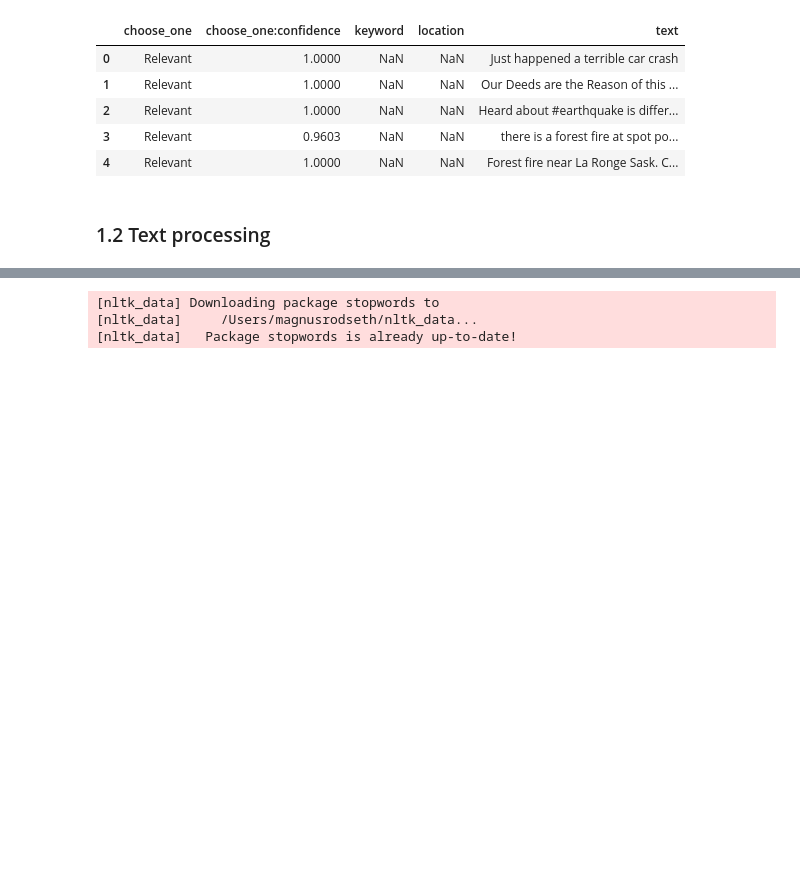
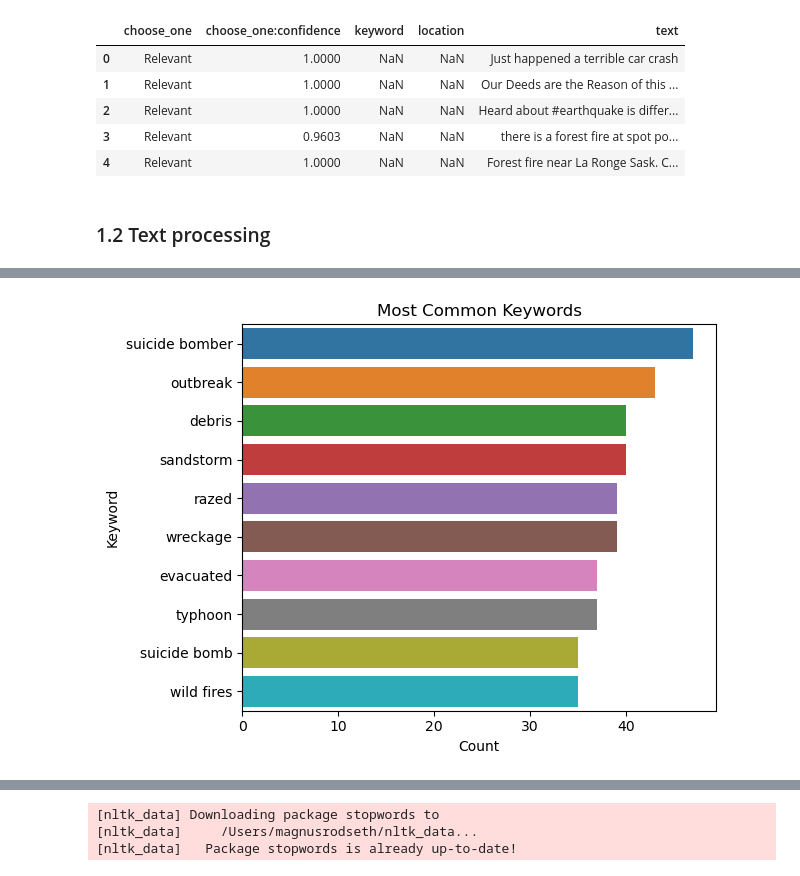
Before and after one commit to magnusrodseth/disaster-tweets, a Jupyter notebook: magnus/notebook.ipynb, the cells around one changed output, grey strips where cells are left out. Cells and saved outputs as stored; diff of their text form; code cells hidden in the pictures; blank space fills up the shorter version.

```diff
--- a/magnus/notebook.ipynb
+++ b/magnus/notebook.ipynb
@@ -48,6 +48,20 @@ df['keyword'] = df['keyword'].apply(clean_keyword)
 
 # Write the updated dataframe to a new CSV file
 df.to_csv('./results/02-clean-keywords.csv', index=False)
-# Print head of columns with a some defined keyword
-df[df['keyword'] == 'earthquake'].head()
+display(df.head())
+
+# Plot the most common keywords
+import matplotlib.pyplot as plt
+import seaborn as sns
+
+defined_keywords = df[df['keyword'] != '']['keyword']
+
+plt.figure()
+sns.countplot(y=defined_keywords, order=defined_keywords.value_counts().iloc[:10].index)
+plt.title('Most Common Keywords')
+plt.xlabel('Count')
+plt.ylabel('Keyword')
+plt.tight_layout()
+plt.savefig('./results/03-keywords.png')
+plt.show()
 # %% [output]
@@ -59,0 +74 @@ df[df['keyword'] == 'earthquake'].head()
+[figure, added]
```
Also changed, not shown: parts of 6 cells of this notebook.
